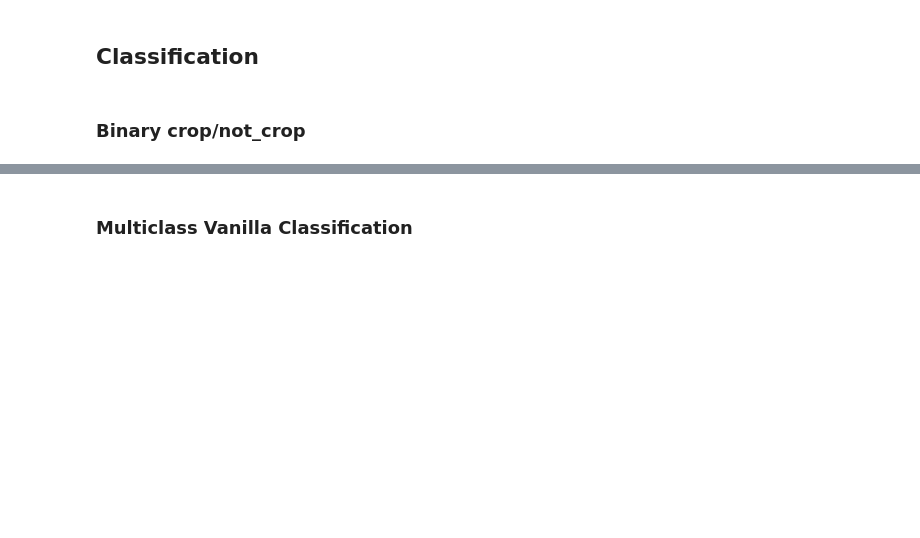
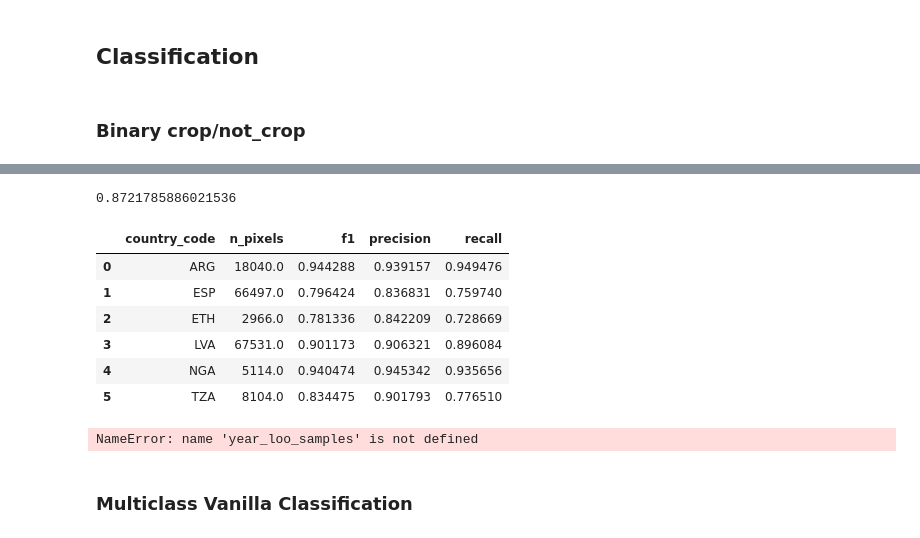
Before and after one commit to WorldCereal/worldcereal-classification, a Jupyter notebook: notebooks/croptype_clsfc_experiments.ipynb, the cells around one changed output, grey strips where cells are left out. Drawn from its saved outputs; the diff is of its cells as text; code cells hidden in the pictures; blank space fills up the shorter version.

```diff
--- a/notebooks/croptype_clsfc_experiments.ipynb
+++ b/notebooks/croptype_clsfc_experiments.ipynb
@@ -285,5 +394,5 @@ samples2remove_fpath = 'resources/samples2remove.csv'
 samples2remove_samples = data_df[data_df['country_code'].isin(bad_eos_coutries)].reset_index()['sample_id']
 samples2remove_samples.to_csv(samples2remove_fpath)
 
-data_df = data_df[~data_df['country_code'].isin(bad_eos_coutries)]
+# data_df = data_df[~data_df['country_code'].isin(bad_eos_coutries)]
 # data_df = data_df[data_df['cropland_wc']==1]
@@ -650,0 +900,29 @@ model.save_model(model_path)
+# %%
+f1_score(
+    preds_df[preds_df.index.isin(cropland_spatial_generalization_test_split_samples['sample_id'])]['true'],
+    preds_df[preds_df.index.isin(cropland_spatial_generalization_test_split_samples['sample_id'])]['pred']
+    )
+# %% [output]
+0.8721785886021536
+# %%
+preds_df[preds_df.index.isin(cropland_spatial_generalization_test_split_samples['sample_id'])].groupby(['country_code']).apply(lambda xx: pd.Series({
+    'n_pixels': xx['true'].count(),
+    'f1': f1_score(xx['true'], xx['pred']),
+    'precision': precision_score(xx['true'], xx['pred']),
+    'recall': recall_score(xx['true'], xx['pred']),
+    })).reset_index()
+# %% [output]
+|  | country_code | n_pixels | f1 | precision | recall |
+| 0 | ARG | 18040.0 | 0.944288 | 0.939157 | 0.949476 |
+| 1 | ESP | 66497.0 | 0.796424 | 0.836831 | 0.759740 |
+| 2 | ETH | 2966.0 | 0.781336 | 0.842209 | 0.728669 |
+| 3 | LVA | 67531.0 | 0.901173 | 0.906321 | 0.896084 |
+| 4 | NGA | 5114.0 | 0.940474 | 0.945342 | 0.935656 |
+| 5 | TZA | 8104.0 | 0.834475 | 0.901793 | 0.776510 |
+# %%
+f1_score(
+    preds_df[preds_df.index.isin(year_loo_samples)]['true'],
+    preds_df[preds_df.index.isin(year_loo_samples)]['pred']
+    )
+# %% [output]
+NameError: name 'year_loo_samples' is not defined
```
Also changed, not shown: parts of 20 cells of this notebook, 5 other files.
